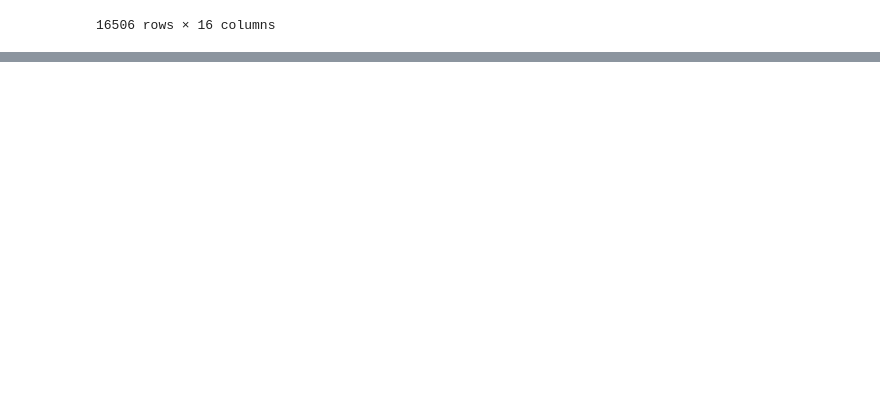
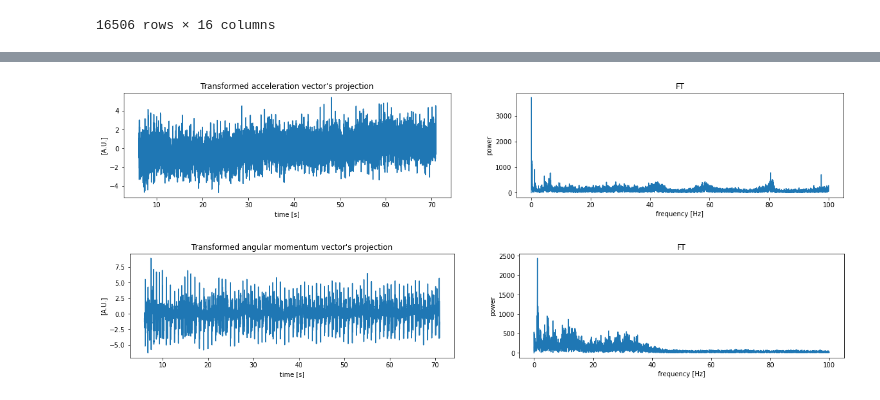
Before and after one commit to zanocrate/LCP_projects_Y4, a Jupyter notebook: Raffo_draft.ipynb, the cells around one changed output, grey strips where cells are left out. Saved outputs shown, nothing was run; the diff lists cells and outputs as text; code cells hidden in the pictures; blank space fills up the shorter version.

```diff
--- a/Raffo_draft.ipynb
+++ b/Raffo_draft.ipynb
@@ -464,15 +35,0 @@ Text(0, 0.5, 'Power')
-# %%
-#we plot an histogram of all the peaks found out and, since the data are normalized and indipendens, we expect
-#that they will distribute in a gaussian way around the heart and breath freq.
-
-peaks=np.concatenate((peaks_accX,peaks_accY,peaks_accZ,peaks_gyrX,peaks_gyrY,peaks_gyrZ),axis=None)
-
-n_bins=60
-
-fig,ax = plt.subplots()
-fig.suptitle('Peaks')
-h,x,_= plt.hist(peaks,bins=n_bins)
-ax.set_xlabel('Hz')
-ax.set_ylabel('Counts')
-
-peak_max=x[np.where(h==h.max())]
@@ -525,0 +96,61 @@ To obtain a more general analysis less linked to the fine tuning of the paramete
+# %%
+#performing PCA
+
+acc_columns = ['AccX','AccY','AccZ']
+gyro_columns= ['GyroX','GyroY','GyroZ']
+total_columns = acc_columns + gyro_columns
+
+sampling_rate = 200
+sample_spacing = 1/sampling_rate
+
+pca=PCA(n_components=1) # we seek a single signal
+
+print(' Accelerometer PCA:')
+
+pca.fit(data[acc_columns])
+print("Percentage of variance due to the selected component: {:.2%}".format(pca.explained_variance_ratio_[0]))
+accT=pca.transform(data[acc_columns]).reshape(-1)
+
+accT_FT=fft.fft(accT)
+accT_FT_freq=fft.fftfreq(accT.size,sample_spacing)
+N = int(accT_FT_freq.size/2) #ignoring negative frequencies since input is real valued
+accT_freq_pos = accT_FT_freq[:N]
+accT_FT_pos = np.abs(accT_FT[:N])
+
+with plt.rc_context({"figure.figsize" : (20,3)}):
+    fig,axs = plt.subplots(1,2)
+    axs[0].plot(data.index,accT)
+    axs[0].set_title("Transformed acceleration vector's projection")
+    axs[0].set_xlabel('time [s]')
+    axs[0].set_ylabel('[A.U.]')
+    axs[1].plot(accT_FT_freq[:N],np.abs(accT_FT[:N]))
+    axs[1].set_title("FT")
+    axs[1].set_xlabel('frequency [Hz]')
+    axs[1].set_ylabel('power')
+
+
+print('\n Gyroscope PCA:')
+
+pca.fit(data[gyro_columns])
+print("Percentage of variance due to the selected component: {:.2%}".format(pca.explained_variance_ratio_[0]))
+gyrT=pca.transform(data[gyro_columns]).reshape(-1)
+
+
+gyrT_FT=fft.fft(gyrT)
+gyrT_FT_freq=fft.fftfreq(accT.size,sample_spacing)
+N = int(gyrT_FT_freq.size/2)
+gyrT_freq_pos = gyrT_FT_freq[:N]
+gyrT_FT_pos = np.abs(gyrT_FT[:N])
+
+
+with plt.rc_context({"figure.figsize" : (20,3)}):
+    fig,axs = plt.subplots(1,2)
+    axs[0].plot(data.index,gyrT)
+    axs[0].set_title("Transformed angular momentum vector's projection")
+    axs[0].set_xlabel('time [s]')
+    axs[0].set_ylabel('[A.U.]')
+    axs[1].plot(gyrT_FT_freq[:N],np.abs(gyrT_FT[:N]))
+    axs[1].set_title("FT")
+    axs[1].set_xlabel('frequency [Hz]')
+    axs[1].set_ylabel('power')
+# %% [output]
@@ -525,0 +162,2 @@ To obtain a more general analysis less linked to the fine tuning of the paramete
+[figure, added]
+[figure, added]
```
Also changed, not shown: parts of 37 cells of this notebook.
